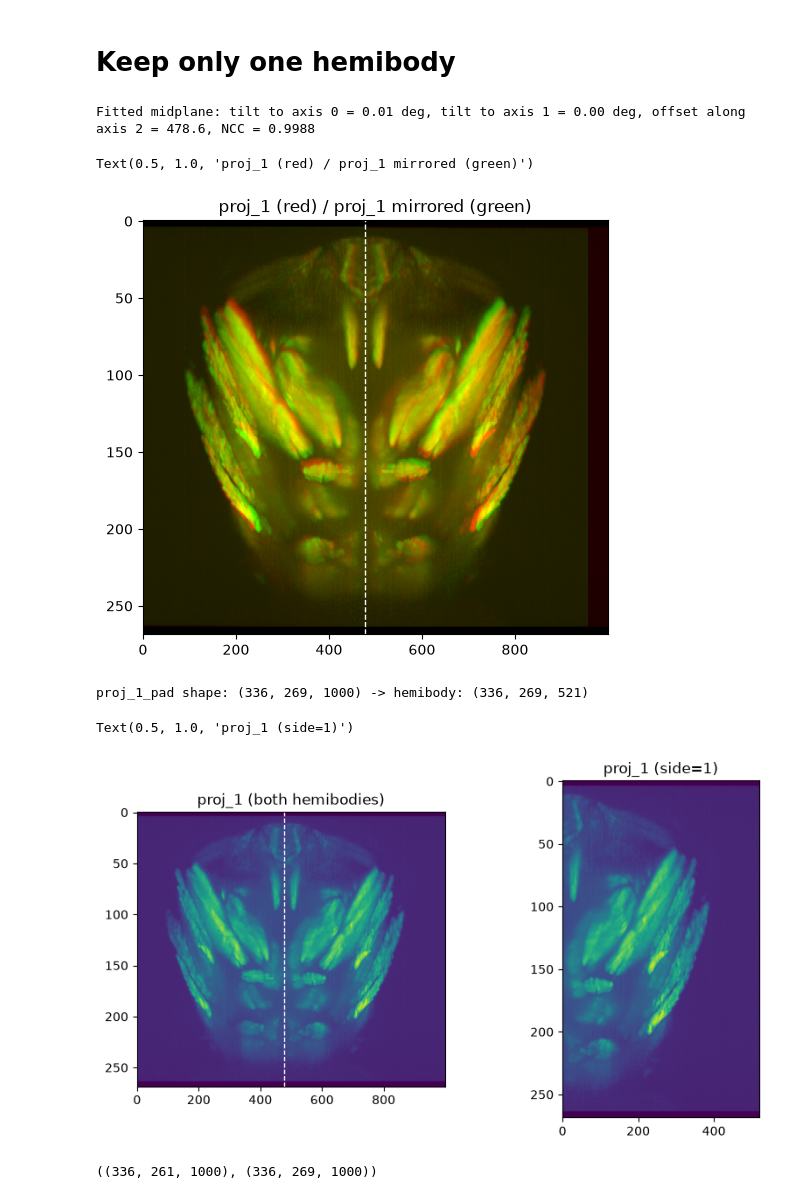
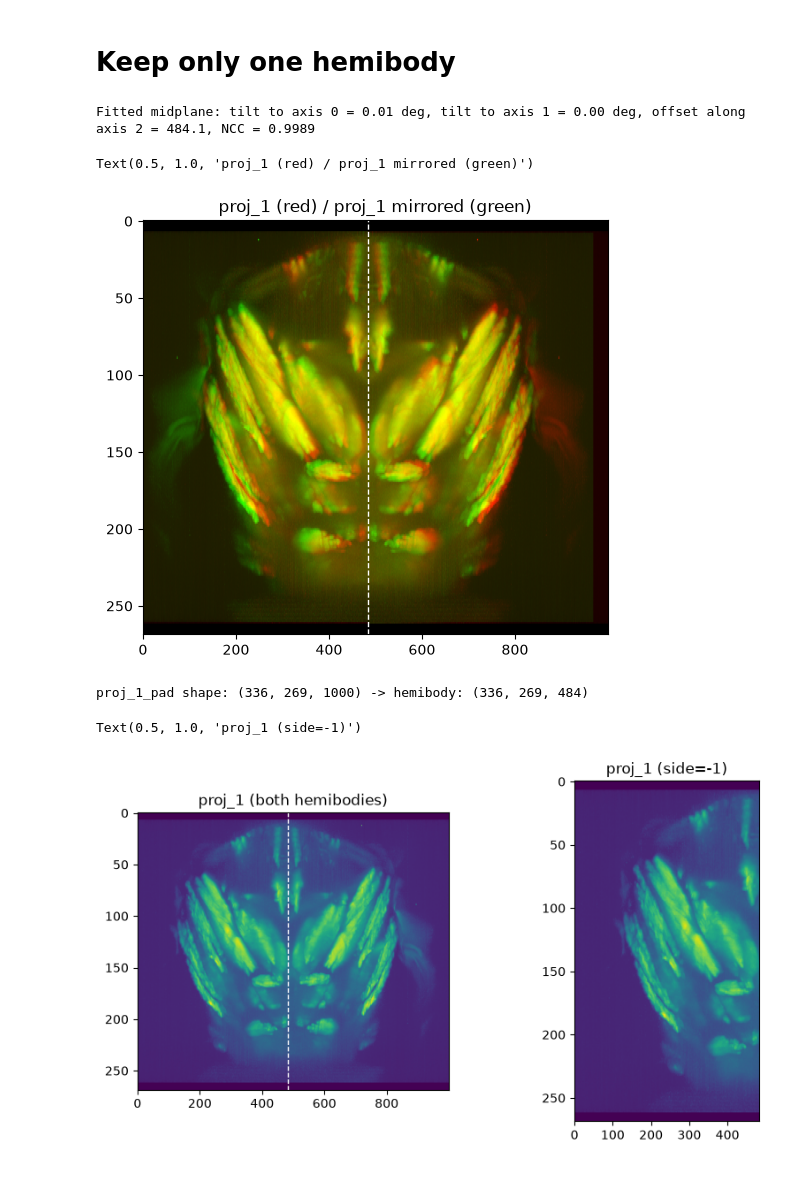
Before and after one commit to azmaite/Devel, a Jupyter notebook: Pupa_muscle_imaging/scape/MANUAL/align_acc_heart.ipynb, the cells around one changed output. Saved outputs shown, nothing was run; the diff lists cells and outputs as text; code cells hidden in the pictures.

```diff
--- a/Pupa_muscle_imaging/scape/MANUAL/align_acc_heart.ipynb
+++ b/Pupa_muscle_imaging/scape/MANUAL/align_acc_heart.ipynb
@@ -596,7 +596,7 @@ Text(0.5, 1.0, 'Pseudo-SCAPE (20, 8, 100.0)')
 # %%
 # set paths to data and reference map labels:
 main_path = Path('/mnt/labserver/data/MA/SCAPE/')
-scape_path_1 = main_path / '20260716_MA12_pupa-P15/sample2_run2'
+scape_path_1 = main_path / '20260716_MA12_pupa-P15/sample4_run2'
 scape_path_2 = main_path / '20260716_MA12_pupa-P15/sample3_run3'
 
 # Get projection images for scape data
@@ -827,29 +827,28 @@ def red_green_overlay(red_volume: np.ndarray, green_volume: np.ndarray,
         2D image for the green channel, same shape as `red_volume`.
 
     vmin : float
-        Intensity mapped to zero channel brightness.
+        Intensity mapped to zero channel brightness, for both
+        channels.
 
     vmax : float or None
-        Intensity mapped to full channel brightness; values are
-        clipped to `[vmin, vmax]` beforehand. If None (default), uses
-        the 99.9th percentile of `red_volume` and `green_volume`
-        combined, so this adapts automatically whether the inputs are
-        raw intensities or e.g. `log1p`-compressed.
+        Intensity mapped to full channel brightness. If None (default),
+        each channel is normalized independently, using its own 99.9th
+        percentile — needed when the two inputs are on very different
+        scales (e.g. raw counts vs. `log1p`-compressed, or two
+        different modalities entirely). Pass an explicit value to use
+        the same scale for both channels instead.
 
     Returns
     -------
     ndarray
         RGB image of shape `(*red_volume.shape, 3)`, float in [0, 1].
     """
-    if vmax is None:
-        vmax = np.percentile(np.concatenate([red_volume.ravel(), green_volume.ravel()]), 99.9)
-
-    def normalize(volume):
-        return np.clip((volume - vmin) / (vmax - vmin), 0, 1)
+    red_vmax = np.percentile(red_volume, 99.9) if vmax is None else vmax
+    green_vmax = np.percentile(green_volume, 99.9) if vmax is None else vmax
 
     rgb = np.zeros((*red_volume.shape, 3))
-    rgb[..., 0] = normalize(red_volume)
-    rgb[..., 1] = normalize(green_volume)
+    rgb[..., 0] = np.clip((red_volume - vmin) / (red_vmax - vmin), 0, 1)
+    rgb[..., 1] = np.clip((green_volume - vmin) / (green_vmax - vmin), 0, 1)
     return rgb
 
 ax_proj=0
@@ -1070,26 +1069,22 @@ plt.imshow(overlay, aspect=aspect_ratio[ax_proj])
 plt.axvline(offset_axis2, color='w', ls='--', lw=1)  # axis 2 maps to the image's x-axis here
 plt.title('proj_1 (red) / proj_1 mirrored (green)')
 # %% [output]
-Fitted midplane: tilt to axis 0 = 0.01 deg, tilt to axis 1 = 0.00 deg, offset along axis 2 = 478.6, NCC = 0.9988
+Fitted midplane: tilt to axis 0 = 0.01 deg, tilt to axis 1 = 0.00 deg, offset along axis 2 = 484.1, NCC = 0.9989
 Text(0.5, 1.0, 'proj_1 (red) / proj_1 mirrored (green)')
-[figure, old version]
+[figure, new version]
 # %%
 # side=1/-1 picks which hemibody survives; flip it if the wrong one is kept
-side = 1
+side = -1
 proj_1_hemibody = keep_one_hemibody(proj_1_pad, offset_axis2, side=side)
 print(f'proj_1_pad shape: {proj_1_pad.shape} -> hemibody: {proj_1_hemibody.shape}')
 
 fig, axs = plt.subplots(1, 2, figsize=[10, 5])
 axs[0].imshow(np.max(proj_1_pad, axis=ax_proj), aspect=aspect_ratio[ax_proj], vmin=4.5)
 axs[0].axvline(offset_axis2, color='w', ls='--', lw=1)
 axs[0].set_title('proj_1 (both hemibodies)')
 axs[1].imshow(np.max(proj_1_hemibody, axis=ax_proj), aspect=aspect_ratio[ax_proj], vmin=4.5)
 axs[1].set_title(f'proj_1 (side={side})')
 # %% [output]
-proj_1_pad shape: (336, 269, 1000) -> hemibody: (336, 269, 521)
+proj_1_pad shape: (336, 269, 1000) -> hemibody: (336, 269, 484)
-Text(0.5, 1.0, 'proj_1 (side=1)')
+Text(0.5, 1.0, 'proj_1 (side=-1)')
-[figure, old version]
+[figure, new version]
-# %%
-proj_1.shape, proj_1_hemibody.shape
-# %% [output]
-((336, 261, 1000), (336, 269, 1000))
```
Also changed, not shown: parts of 16 cells of this notebook.
